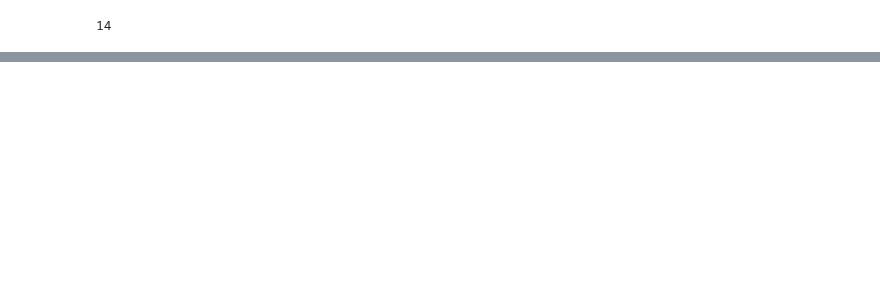
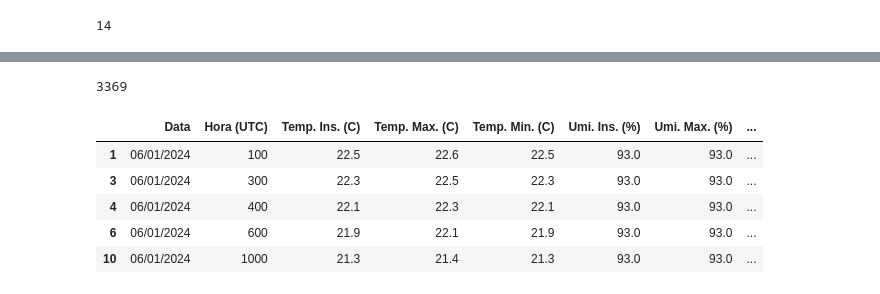
Before and after one commit to 6xAs/sentinela-ambiental, a Jupyter notebook: Notebooks/1_colect_inspection.ipynb, the cells around one changed output, grey strips where cells are left out. Cells and saved outputs as stored; diff of their text form; code cells hidden in the pictures; blank space fills up the shorter version.

```diff
--- a/Notebooks/1_colect_inspection.ipynb
+++ b/Notebooks/1_colect_inspection.ipynb
@@ -1017,0 +1150,33 @@ print(df_unid_local_bomb.shape[0])
+# %%
+# ENCONTRAR DADOS DUPLICADOS E AUSENTES
+df_dados_met_vilhena_2024.duplicated()
+df_dados_met_vilhena_2024.isnull()
+df_dados_met_vilhena_2024.dropna()
+
+# Verificar se existem linhas duplicadas
+tem_duplicadas = df_dados_met_vilhena_2024.duplicated().any()
+
+# Exibir as linhas duplicadas
+linhas_duplicadas = df_dados_met_vilhena_2024[df_dados_met_vilhena_2024.duplicated()]
+
+# Remover as linhas duplicadas (opcional)
+df_dados_met_vilhena_2024 = df_dados_met_vilhena_2024.drop_duplicates()
+
+# Verifica os valores nulos no Dataframe
+tem_nulos = df_dados_met_vilhena_2024.isnull().any().any()
+
+# Remover linhas com valores nulos (opcional)
+df_dados_met_vilhena_2024 = df_dados_met_vilhena_2024.dropna()
+# %%
+print(df_dados_met_vilhena_2024.shape[0])
+# %% [output]
+3369
+# %%
+df_dados_met_vilhena_2024.head()
+# %% [output]
+|  | Data | Hora (UTC) | Temp. Ins. (C) | Temp. Max. (C) | Temp. Min. (C) | Umi. Ins. (%) | Umi. Max. (%) | ... |
+| 1 | 06/01/2024 | 100 | 22.5 | 22.6 | 22.5 | 93.0 | 93.0 | ... |
+| 3 | 06/01/2024 | 300 | 22.3 | 22.5 | 22.3 | 93.0 | 93.0 | ... |
+| 4 | 06/01/2024 | 400 | 22.1 | 22.3 | 22.1 | 93.0 | 93.0 | ... |
+| 6 | 06/01/2024 | 600 | 21.9 | 22.1 | 21.9 | 93.0 | 93.0 | ... |
+| 10 | 06/01/2024 | 1000 | 21.3 | 21.4 | 21.3 | 93.0 | 93.0 | ... |
```
Also changed, not shown: parts of 24 cells of this notebook, 21 other files.
